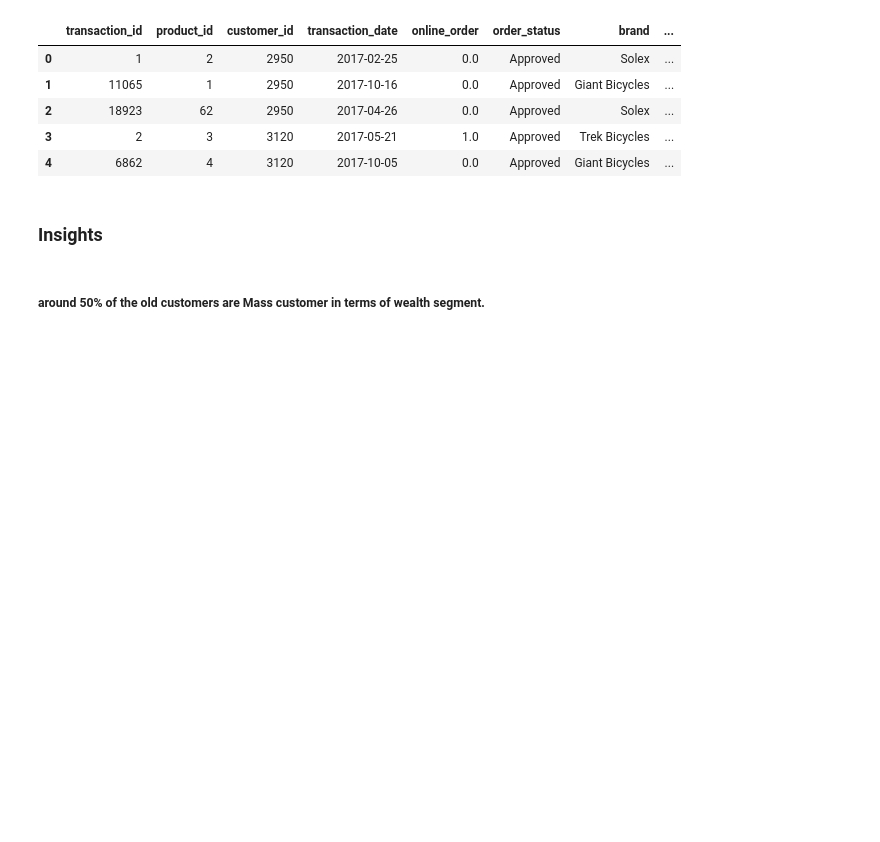
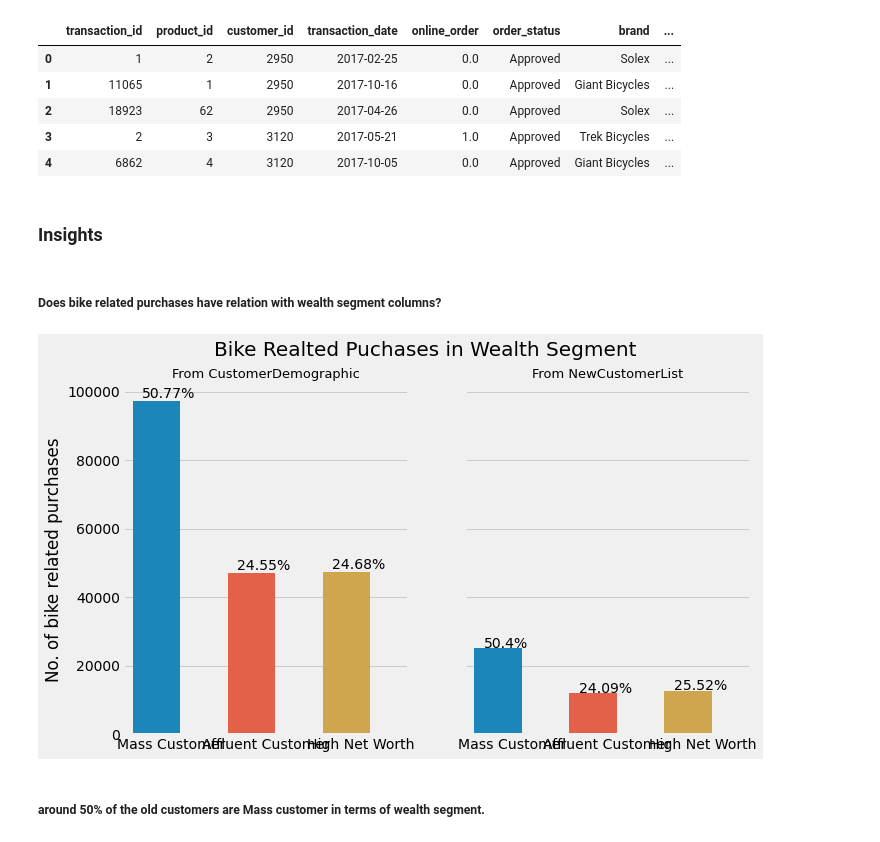
Before and after one commit to pttrupt/KPMG-virtual-internship-, a Jupyter notebook: KPMG_Task_2.ipynb, the cells around one changed output. Drawn from its saved outputs; the diff is of its cells as text; code cells hidden in the pictures; blank space fills up the shorter version.

```diff
--- a/KPMG_Task_2.ipynb
+++ b/KPMG_Task_2.ipynb
@@ -569,3 +610,35 @@ merge_df.head()
+# %% [markdown]
+##### Does bike related purchases have relation with wealth segment columns?
+# %%
+
+fig, ax = plt.subplots(1,2, figsize=(10,6), sharey=True)
+plt.suptitle("Bike Realted Puchases in Wealth Segment", fontsize=20)
+# fig[0].figure(figsize=(10,6))
+g0 = sns.barplot(data=c_Demo, x='wealth_segment', y='past_3_years_bike_related_purchases', estimator=np.sum, ci=None, ax=ax[0])
+g1 = sns.barplot(data=c_list, x='wealth_segment', y='past_3_years_bike_related_purchases', estimator=np.sum, ci=None, ax=ax[1])
+ax[0].set_ylabel("No. of bike related purchases")
+ax[1].set_ylabel(""),ax[1].set_xlabel(""), ax[0].set_xlabel("")
+ax[0].set_title("From CustomerDemographic", fontsize=13)
+ax[1].set_title("From NewCustomerList", fontsize=13)
+
+for p in zip(g0.patches, g1.patches):
+
+    txt0 = str((p[0].get_height()*100/ np.sum(c_Demo.past_3_years_bike_related_purchases)).round(2)) + '%'
+    txt1 = str((p[1].get_height()*100/ np.sum(c_list.past_3_years_bike_related_purchases)).round(2)) + '%'
+
+    txt0_x = p[0].get_x()
+    p[0].set_width(0.5)
+    txt0_y = p[0].get_height()
+    g0.text(txt0_x + 0.1 ,txt0_y + 1000,txt0)
+
+    txt1_x = p[1].get_x()
+    p[1].set_width(0.5)
+    txt1_y = p[1].get_height()
+    g1.text(txt1_x + 0.1 ,txt1_y + 100,txt1)
+
+fig.savefig("Bike Related purchases")
+# %% [output]
+[figure, added]
 # %% [markdown]
 ##### around 50% of the old customers are Mass customer in terms of wealth segment.
 # %%
```
Also changed, not shown: parts of 30 cells of this notebook.
